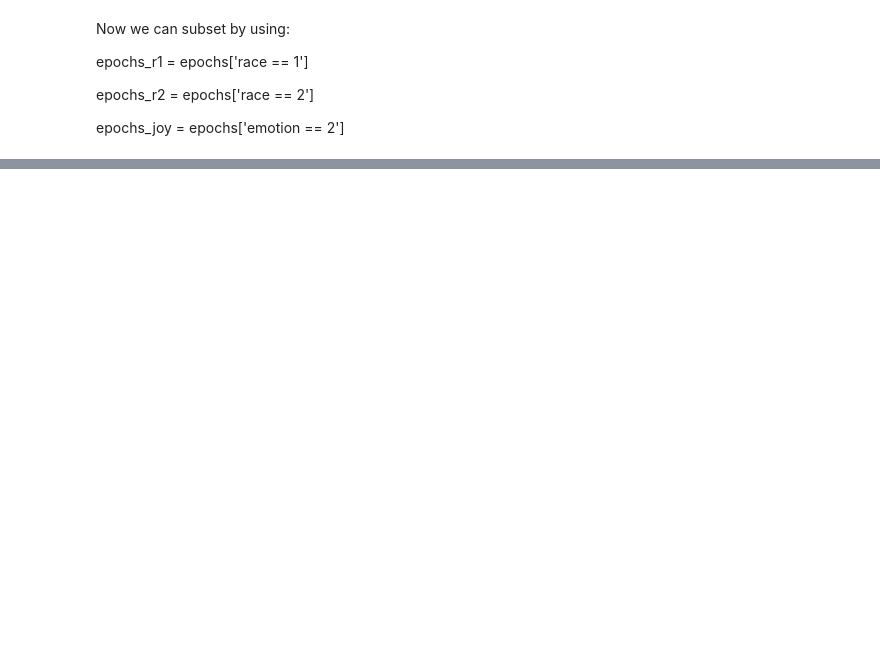
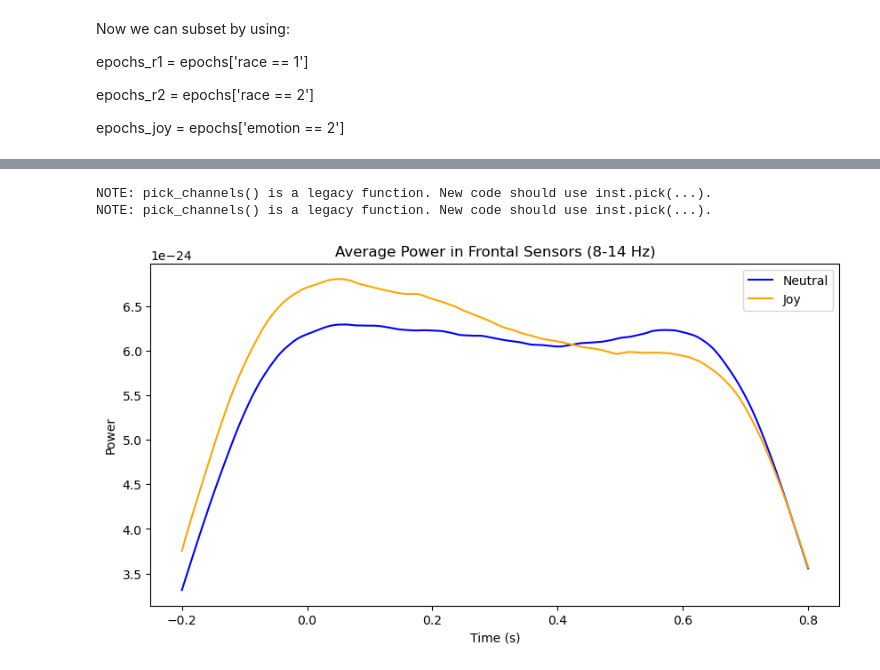
Before and after one commit to Azrae101/Bachelor2025, a Jupyter notebook: sanity checks/epochs.ipynb, the cells around one changed output, grey strips where cells are left out. Saved outputs shown, nothing was run; the diff lists cells and outputs as text; code cells hidden in the pictures; blank space fills up the shorter version.

```diff
--- a/sanity checks/epochs.ipynb
+++ b/sanity checks/epochs.ipynb
@@ -214,6 +210,10 @@ epochs_r1 = epochs['race == 1']
 epochs_r2 = epochs['race == 2']
 
 epochs_joy = epochs['emotion == 2']
+# %%
+freqs = np.arange(8, 14, 1)
+n_cycles = freqs / 2
+time_bandwidth = 2.0
 # %%
 
 
@@ -254,0 +255,21 @@ NOTE: tfr_multitaper() is a legacy function. New code should use .compute_tfr(me
+# %%
+
+
+frontal_picks = ['MEG42', 'MEG44', 'MEG53', 'MEG04', 'MEG07', 'MEG17']
+power_neutral_avg = tfr_slow_neutral.copy().pick_channels(frontal_picks).data.mean(axis = (0,1))
+power_joy_avg = tfr_slow_joy.copy().pick_channels(frontal_picks).data.mean(axis=(0,1))
+# %% [output]
+NOTE: pick_channels() is a legacy function. New code should use inst.pick(...).
+NOTE: pick_channels() is a legacy function. New code should use inst.pick(...).
+# %%
+#plot the power neutral vs power joy
+plt.figure(figsize=(10, 5))
+plt.plot(tfr_slow_neutral.times, power_neutral_avg.T, label='Neutral', color='blue')
+plt.plot(tfr_slow_joy.times, power_joy_avg.T, label='Joy', color='orange')
+plt.xlabel('Time (s)')
+plt.ylabel('Power')
+plt.title('Average Power in Frontal Sensors (8-14 Hz)')
+plt.legend()
+plt.show()
+# %% [output]
+[figure, added]
```
Also changed, not shown: parts of 7 cells of this notebook, 4 other files.
